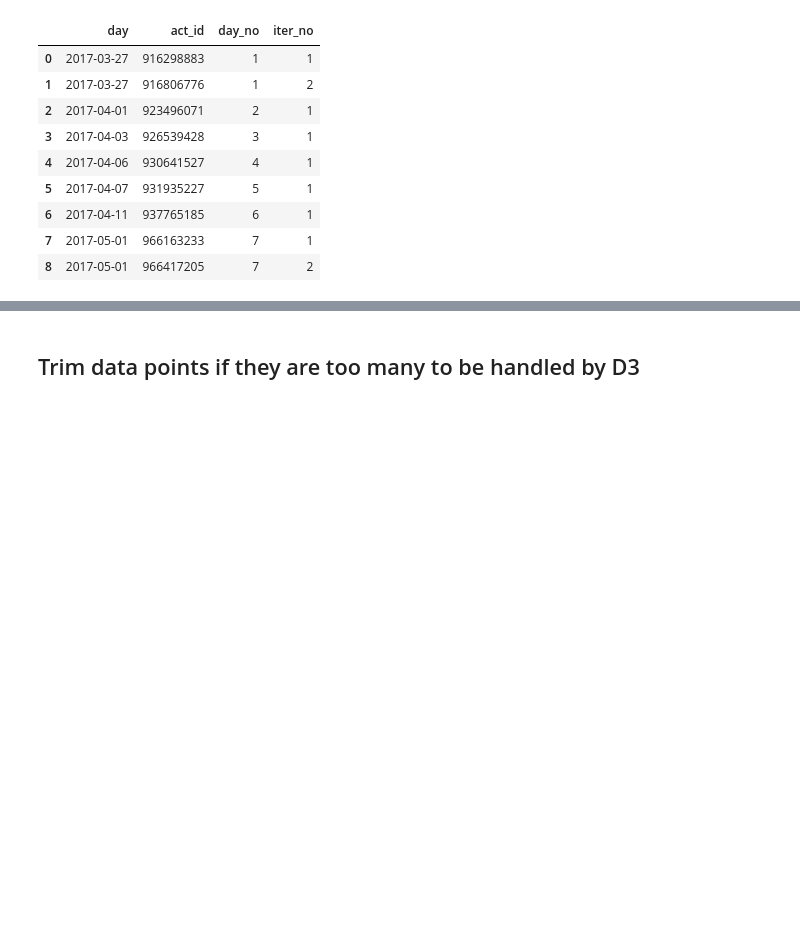
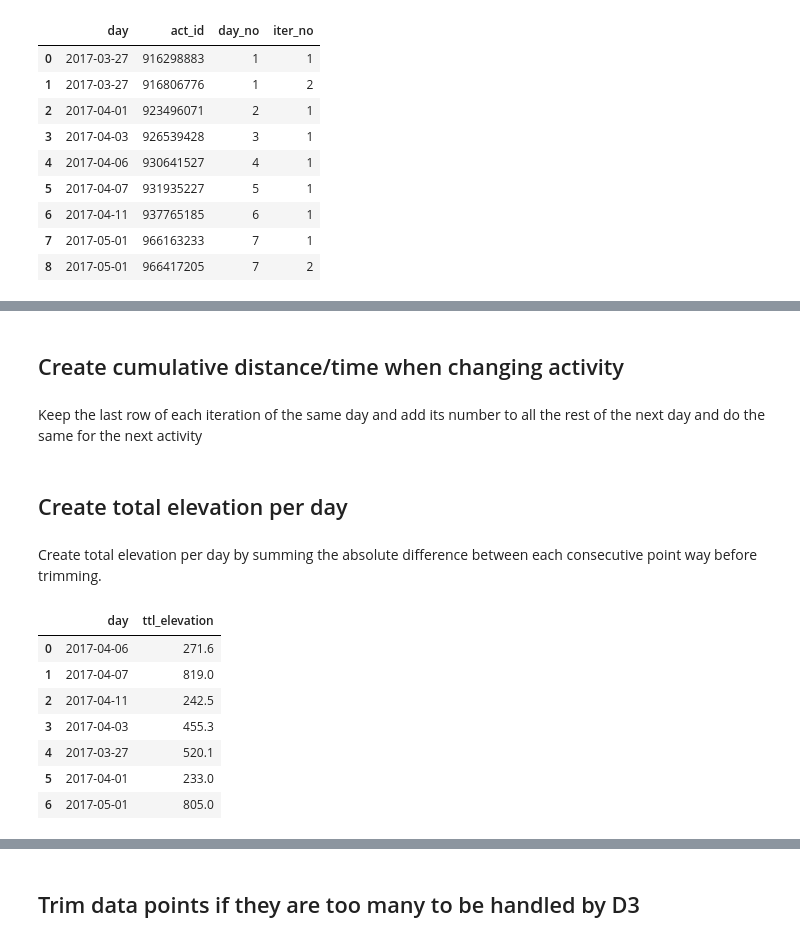
Before and after one commit to oikonang/bike_trip_project, a Jupyter notebook: python/Parsing STRAVA csv.ipynb, the cells around one changed output, grey strips where cells are left out. Drawn from its saved outputs; the diff is of its cells as text; code cells hidden in the pictures; blank space fills up the shorter version.

```diff
--- a/python/Parsing STRAVA csv.ipynb
+++ b/python/Parsing STRAVA csv.ipynb
@@ -97,3 +135,59 @@ df.head()
 | 2 | 2017-03-27 06:52:47 | 2017-03-27 06:52:59 | 916298883 | Morning Ride | 8.3 | 9.3 | 5.4 | NaN | True | ... |
 | 3 | 2017-03-27 06:52:47 | 2017-03-27 06:53:01 | 916298883 | Morning Ride | 8.8 | 15.6 | 6.3 | NaN | True | ... |
 | 4 | 2017-03-27 06:52:47 | 2017-03-27 06:53:02 | 916298883 | Morning Ride | 9.0 | 18.6 | 6.0 | NaN | True | ... |
+# %% [markdown]
+## Create cumulative distance/time when changing activity
+# %% [markdown]
+Keep the last row of each iteration of the same day and add its number to all the rest of the next day and do the same for the next activity
+# %%
+# Transform distance to cumulative distance when changing activity (per day)
+for day in days:
+    act_day = list(df_helper[df_helper['day']==day]['act_id'])
+    if len(act_day)>1:
+        last_dist = []
+        last_time = []
+        for i,act in enumerate(act_day):
+            adding_dist = float(df[(df['day']==day) & (df['act_id']==act)]['distance'].iloc[-1:]) # +1
+            adding_time = int(df[(df['day']==day) & (df['act_id']==act)]['time'].iloc[-1:]) # +1 if problem with division
+            if i == 0:
+                last_dist.append(adding_dist)
+                last_time.append(adding_time)
+            else:
+                adding_dist_plus = adding_dist+last_dist[i-1]
+                adding_time_plus = adding_time+last_time[i-1]
+                last_dist.append(adding_dist_plus)
+                last_time.append(adding_time_plus)
+                df.loc[(df['day']==day) & (df['act_id']==act),'distance'] = df[(df['day']==day) & (df['act_id']==act)]['distance'].apply(
+                    lambda x: distanceEnhancer(last_dist[i-1],x))
+                df.loc[(df['day']==day) & (df['act_id']==act),'time'] = df[(df['day']==day) & (df['act_id']==act)]['time'].apply(
+                    lambda x: distanceEnhancer(last_time[i-1],x))
+
+#new = df.groupby(by=['day','act_id']).count().iloc[:,0].reset_index().filter(items=['day','act_id'])
+# %% [markdown]
+## Create total elevation per day
+# %% [markdown]
+Create total elevation per day by summing the absolute difference between each consecutive point way before trimming.
+# %%
+# Create total elevation per day dataframe
+result = {}
+for day in days:
+    temp_alt_df = df[df['day'] == day]['altitude']
+    deltas = []
+    for i in range(len(temp_alt_df)):
+        if i>0:
+            delta = abs(temp_alt_df.iloc[i]-temp_alt_df.iloc[i-1])
+            deltas.append(delta)
+    result[day] = sum(deltas)
+
+# Create dataframe from result dictionary
+alt_ttl_df = pd.DataFrame(result.items(), columns=['day', 'ttl_elevation'])
+alt_ttl_df
+# %% [output]
+|  | day | ttl_elevation |
+| 0 | 2017-04-06 | 271.6 |
+| 1 | 2017-04-07 | 819.0 |
+| 2 | 2017-04-11 | 242.5 |
+| 3 | 2017-04-03 | 455.3 |
+| 4 | 2017-03-27 | 520.1 |
+| 5 | 2017-04-01 | 233.0 |
+| 6 | 2017-05-01 | 805.0 |
```
Also changed, not shown: parts of 27 cells of this notebook, 2 other files.
